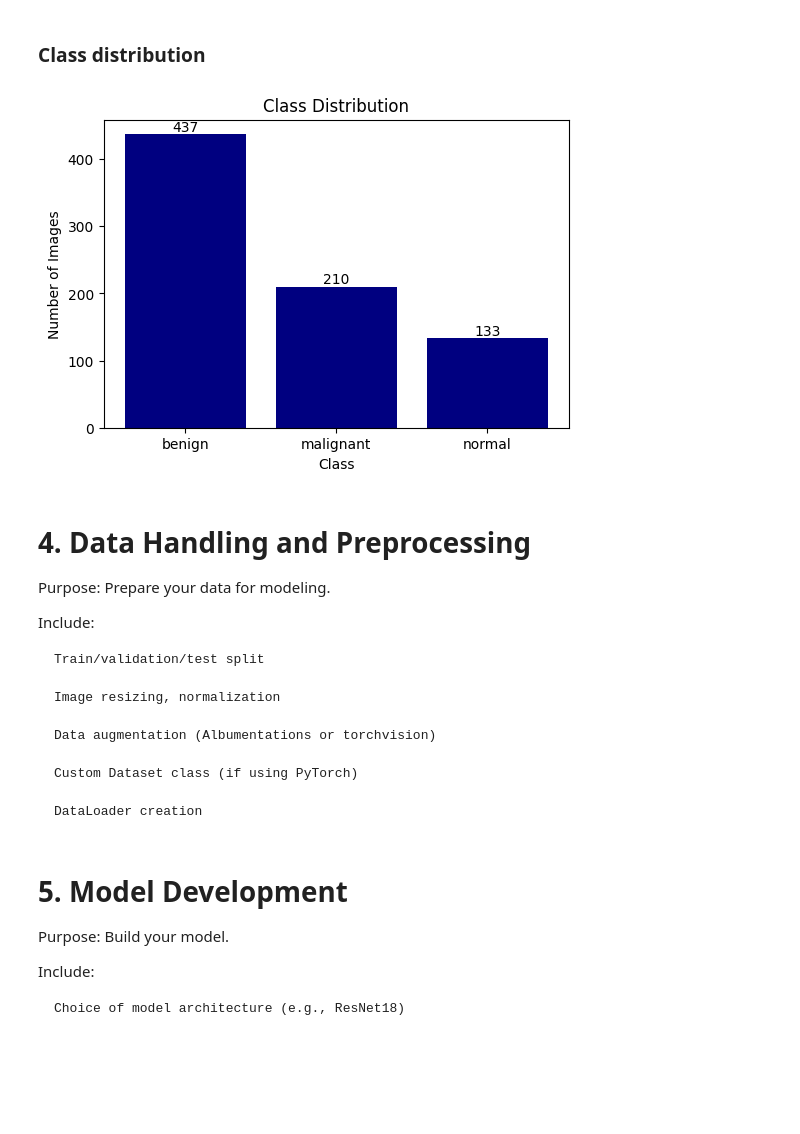
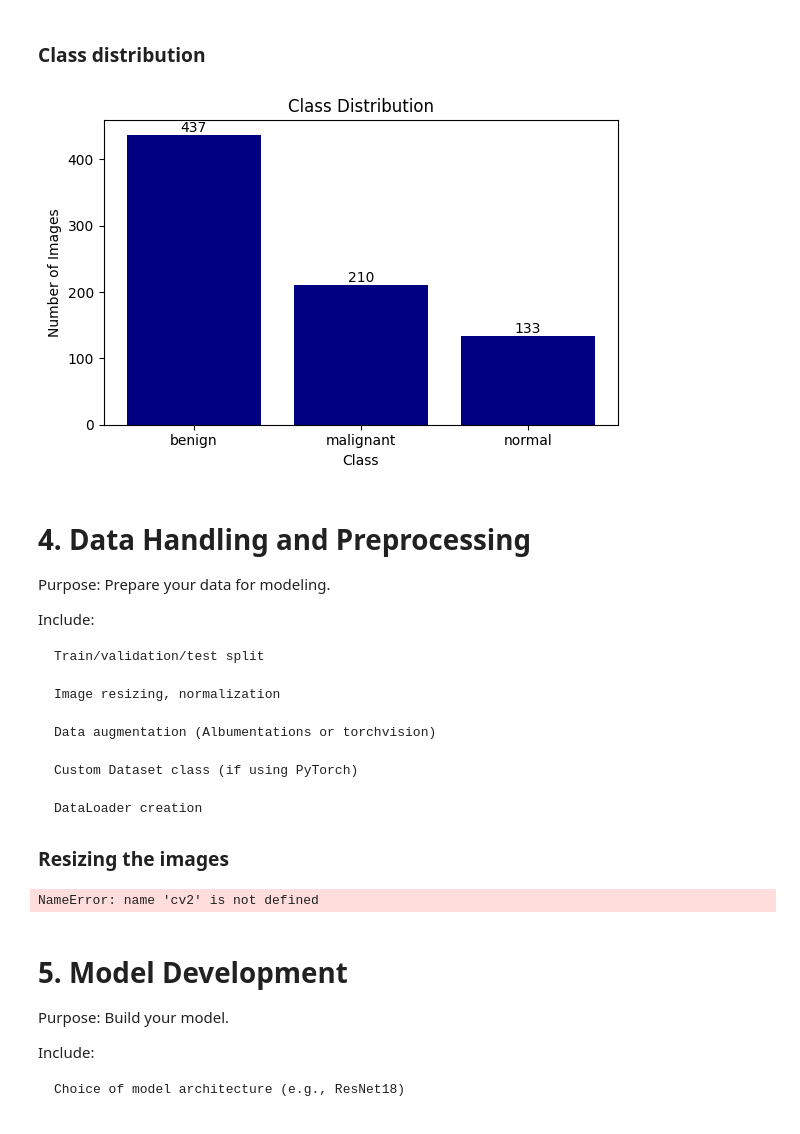
Before and after one commit to MeriemAfafHaddou/breast-cancer-classification, a Jupyter notebook: breast_cancer_classification.ipynb, the cells around one changed output. Cells and saved outputs as stored; diff of their text form; code cells hidden in the pictures; blank space fills up the shorter version.

Commit message:
data preprocessing : resizing images

```diff
--- a/breast_cancer_classification.ipynb
+++ b/breast_cancer_classification.ipynb
@@ -61,27 +34,11 @@ show_samples(dataset_path, classes)
 # %% [markdown]
 ### Class distribution
 # %%
-counts = []
+from src.data_exploration import plot_class_distribution
 
-for cls in classes:
-    class_dir = dataset_path / Path(cls)
-    images = [img for img in class_dir.iterdir()
-              if not 'mask' in img.name]
-    counts.append(len(images))
-
-plt.figure(figsize=(6, 4))
-bars = plt.bar(classes, counts, color='navy')
-# Add value labels on top of bars
-for bar in bars:
-    height = bar.get_height()
-    plt.text(bar.get_x() + bar.get_width() / 2, height, str(height),
-             ha='center', va='bottom', fontsize=10)
-plt.title("Class Distribution")
-plt.xlabel("Class")
-plt.ylabel("Number of Images")
-plt.show()
+plot_class_distribution(dataset_path, classes)
 # %% [output]
-[figure, old version]
+[figure, new version]
 # %% [markdown]
 # 4. Data Handling and Preprocessing
 
@@ -98,6 +55,14 @@ Include:
     Custom Dataset class (if using PyTorch)
 
     DataLoader creation
+
+### Resizing the images
+# %%
+from src.data_preprocessing import load_ultrasound_images
+IMAGE_SIZE = 224
+load_ultrasound_images(dataset_path, classes, IMAGE_SIZE)
+# %% [output]
+NameError: name 'cv2' is not defined
 # %% [markdown]
 # 5. Model Development
 
```
Also changed, not shown: parts of 1 cell of this notebook, 3 other files.
